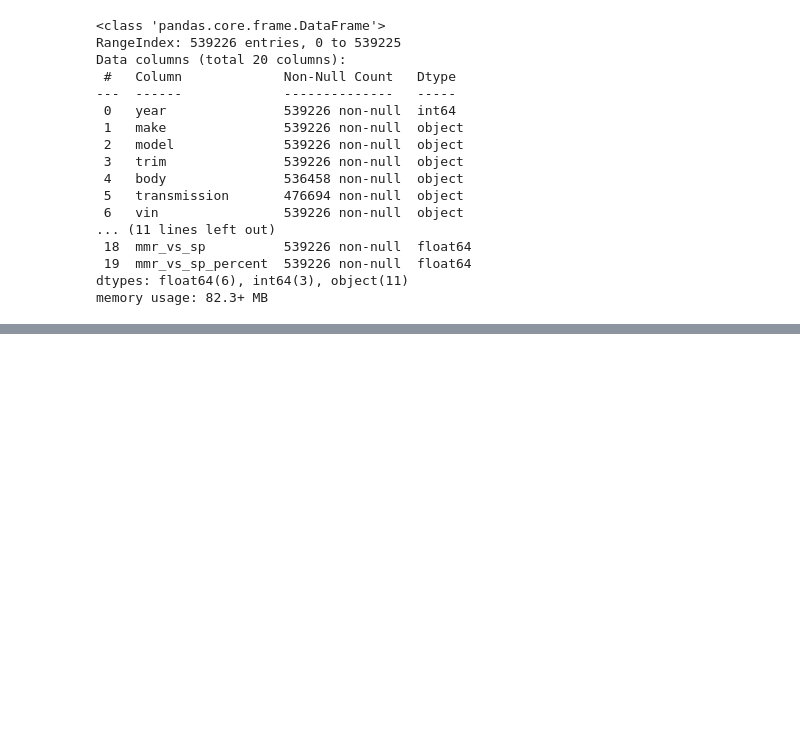
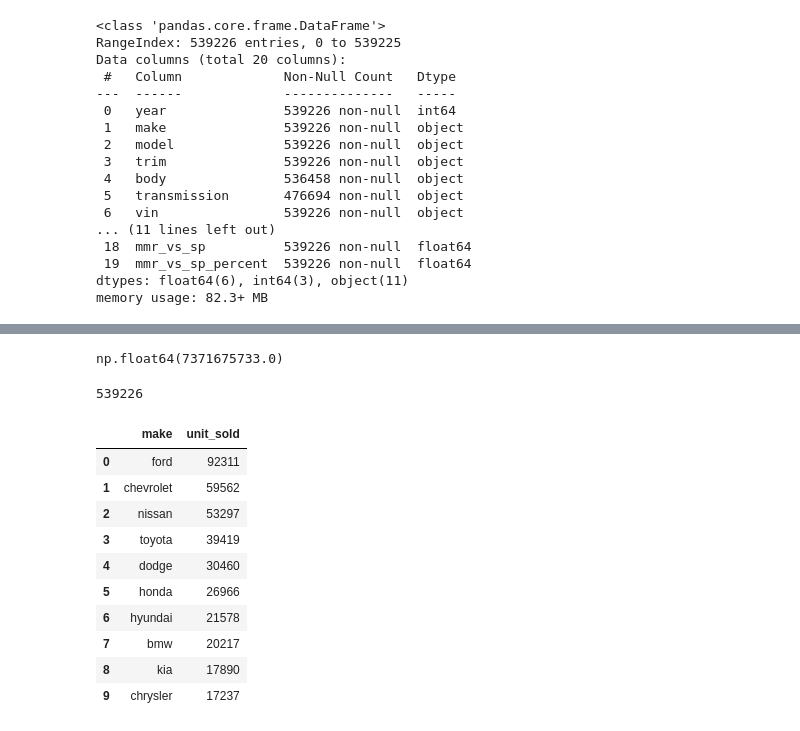
Before and after one commit to pranay-authankar/vehicle_sales_analytics, a Jupyter notebook: notebook/4_data_analysis.ipynb, the cells around one changed output, grey strips where cells are left out. Drawn from its saved outputs; the diff is of its cells as text; code cells hidden in the pictures; blank space fills up the shorter version.

```diff
--- a/notebook/4_data_analysis.ipynb
+++ b/notebook/4_data_analysis.ipynb
@@ -31,3 +33,36 @@ dataset.head()
 | 2 | 2014 | bmw | 3 series | 328i sulev | sedan | automatic | wba3c1c51ek116351 | ca | 45.0 | 1331.0 | ... |
 | 3 | 2015 | volvo | s60 | t5 | sedan | automatic | yv1612tb4f1310987 | ca | 41.0 | 14282.0 | ... |
 | 4 | 2014 | bmw | 6 series gran coupe | 650i | sedan | automatic | wba6b2c57ed129731 | ca | 43.0 | 2641.0 | ... |
+# %%
+#1. Total revenue through years
+
+dataset["sellingprice"].sum()
+# %% [output]
+np.float64(7371675733.0)
+# %%
+#2. Total units sold through years.
+
+dataset["vin"].size
+# %% [output]
+539226
+# %%
+#3. Top 10 highest units sold company (all time).
+
+top_10_vehicles = (dataset.groupby(["make"])["vin"]
+                   .agg("count")
+                   .sort_values(ascending = False)
+                   .reset_index(name = "unit_sold")
+                   .head(10))
+top_10_vehicles
+# %% [output]
+|  | make | unit_sold |
+| 0 | ford | 92311 |
+| 1 | chevrolet | 59562 |
+| 2 | nissan | 53297 |
+| 3 | toyota | 39419 |
+| 4 | dodge | 30460 |
+| 5 | honda | 26966 |
+| 6 | hyundai | 21578 |
+| 7 | bmw | 20217 |
+| 8 | kia | 17890 |
+| 9 | chrysler | 17237 |
```
Also changed, not shown: parts of 6 cells of this notebook, 4 other files.
